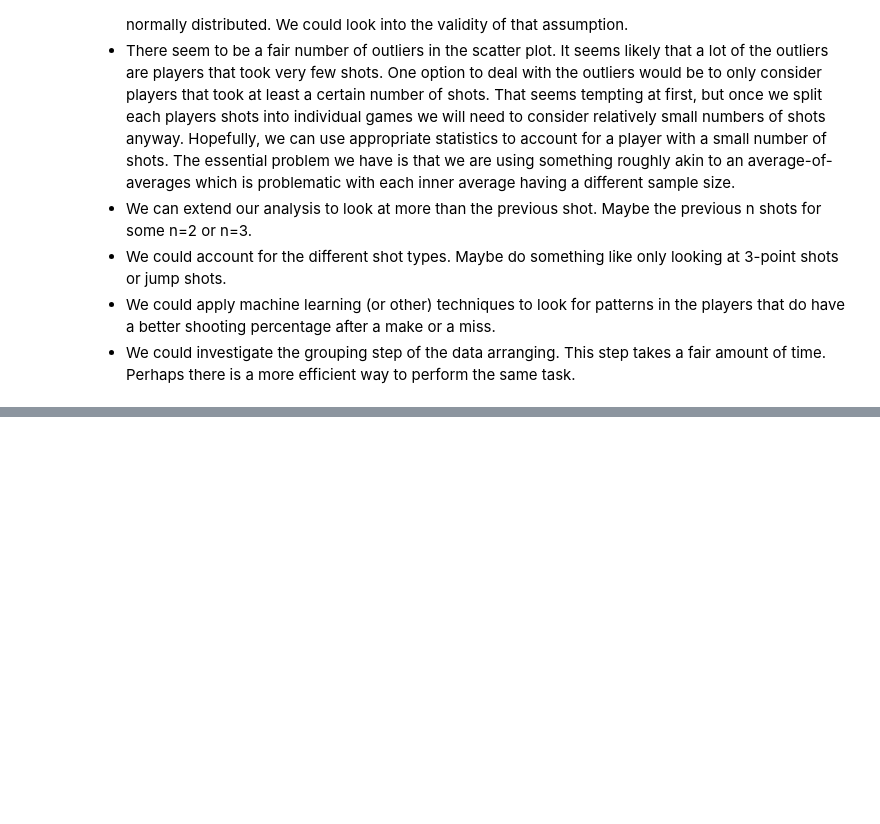
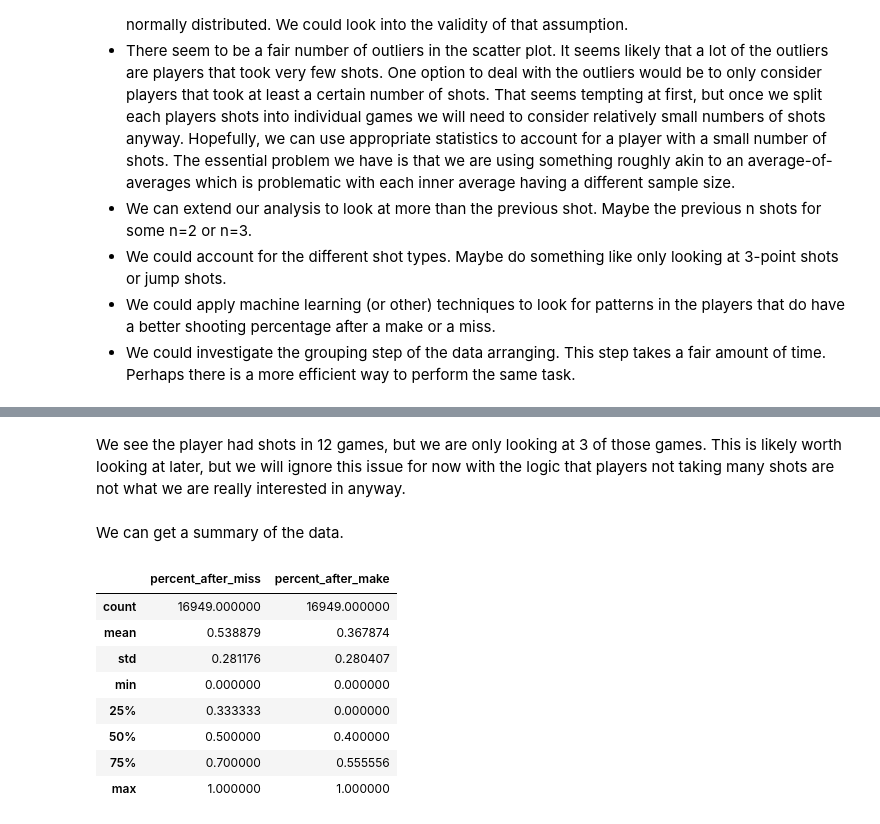
Before and after one commit to pbyrnes/hotHand, a Jupyter notebook: notebooks/hotHandEffect.ipynb, the cells around one changed output, grey strips where cells are left out. Cells and saved outputs as stored; diff of their text form; code cells hidden in the pictures; blank space fills up the shorter version.

```diff
--- a/notebooks/hotHandEffect.ipynb
+++ b/notebooks/hotHandEffect.ipynb
@@ -176,0 +225,16 @@ Where to go from here?  There are a number of things we could tidy up.  Some of
+# %% [markdown]
+We see the player had shots in 12 games, but we are only looking at 3 of those games.  This is likely worth looking at later, but we will ignore this issue for now with the logic that players not taking many shots are not what we are really interested in anyway.
+# %% [markdown]
+We can get a summary of the data.
+# %%
+player_shot_df.describe()
+# %% [output]
+|  | percent_after_miss | percent_after_make |
+| count | 16949.000000 | 16949.000000 |
+| mean | 0.538879 | 0.367874 |
+| std | 0.281176 | 0.280407 |
+| min | 0.000000 | 0.000000 |
+| 25% | 0.333333 | 0.000000 |
+| 50% | 0.500000 | 0.400000 |
+| 75% | 0.700000 | 0.555556 |
+| max | 1.000000 | 1.000000 |
```
Also changed, not shown: parts of 11 cells of this notebook.
